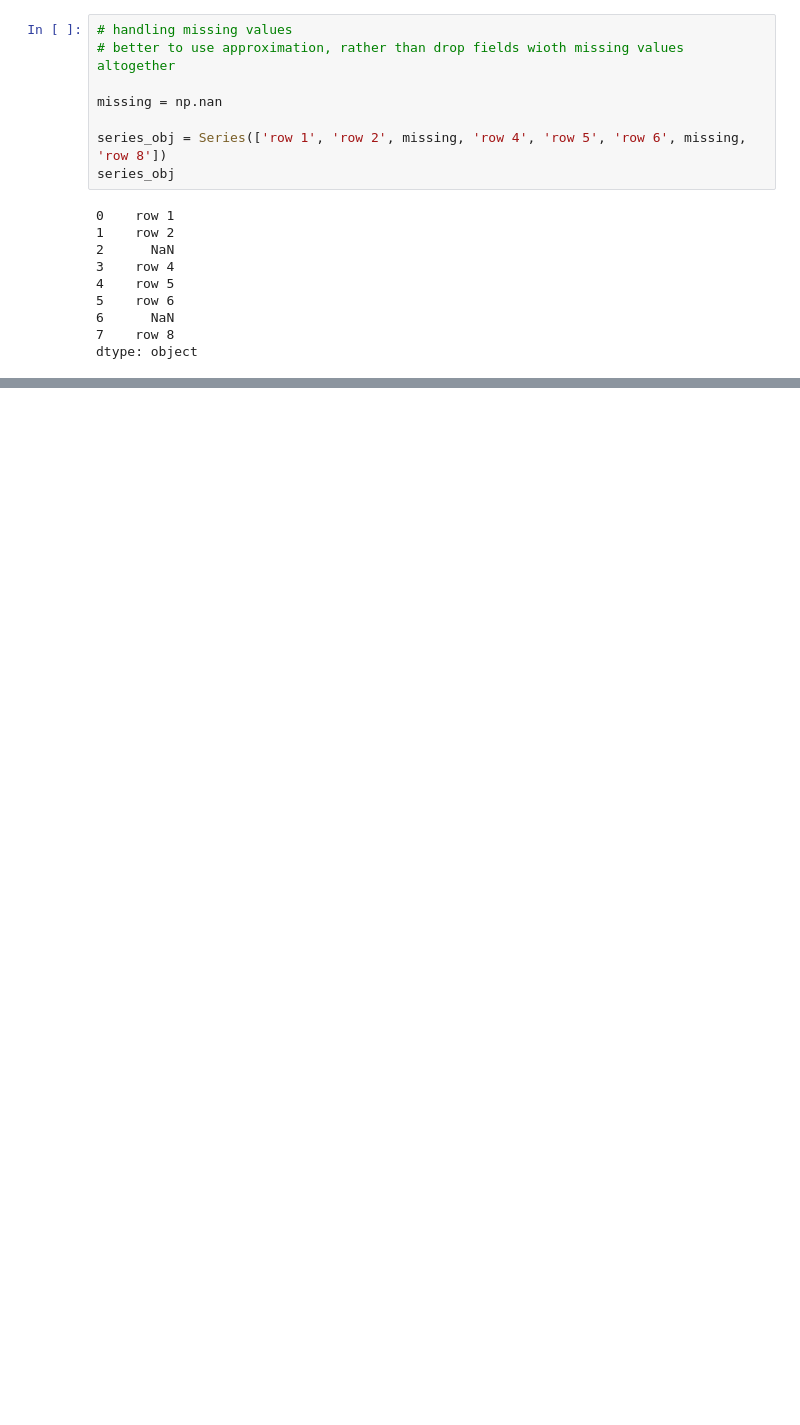
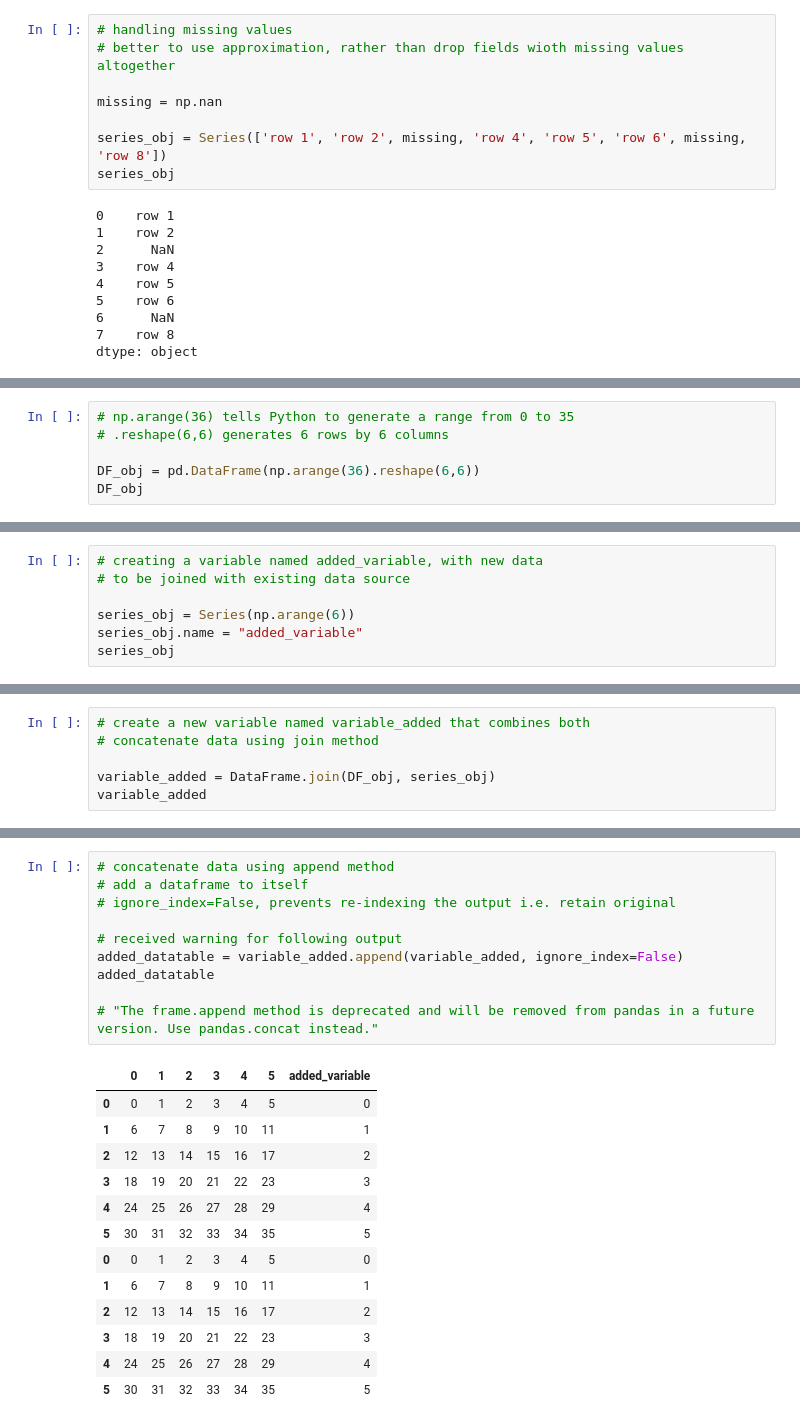
Before and after one commit to datamesse/python-studies, a Jupyter notebook: LinkedIn Learning exercises/Python for Data Science Essential Training Part 1.ipynb, the cells around one changed output, grey strips where cells are left out. Cells and saved outputs as stored; diff of their text form; blank space fills up the shorter version.

Commit message:
Studying Python night of 5th December 2022

```diff
--- a/LinkedIn Learning exercises/Python for Data Science Essential Training Part 1.ipynb
+++ b/LinkedIn Learning exercises/Python for Data Science Essential Training Part 1.ipynb
@@ -145,0 +342,6 @@ dtype: object
+# %%
+# np.arange(36) tells Python to generate a range from 0 to 35
+# .reshape(6,6) generates 6 rows by 6 columns
+
+DF_obj = pd.DataFrame(np.arange(36).reshape(6,6))
+DF_obj
@@ -145,0 +418,7 @@ dtype: object
+# %%
+# creating a variable named added_variable, with new data
+# to be joined with existing data source
+
+series_obj = Series(np.arange(6))
+series_obj.name = "added_variable"
+series_obj
@@ -145,0 +433,6 @@ dtype: object
+# %%
+# create a new variable named variable_added that combines both
+# concatenate data using join method
+
+variable_added = DataFrame.join(DF_obj, series_obj)
+variable_added
@@ -145,0 +447,24 @@ dtype: object
+# %%
+# concatenate data using append method
+# add a dataframe to itself
+# ignore_index=False, prevents re-indexing the output i.e. retain original
+
+# received warning for following output
+added_datatable = variable_added.append(variable_added, ignore_index=False)
+added_datatable
+
+# "The frame.append method is deprecated and will be removed from pandas in a future version. Use pandas.concat instead."
+# %% [output]
+|  | 0 | 1 | 2 | 3 | 4 | 5 | added_variable |
+| 0 | 0 | 1 | 2 | 3 | 4 | 5 | 0 |
+| 1 | 6 | 7 | 8 | 9 | 10 | 11 | 1 |
+| 2 | 12 | 13 | 14 | 15 | 16 | 17 | 2 |
+| 3 | 18 | 19 | 20 | 21 | 22 | 23 | 3 |
+| 4 | 24 | 25 | 26 | 27 | 28 | 29 | 4 |
+| 5 | 30 | 31 | 32 | 33 | 34 | 35 | 5 |
+| 0 | 0 | 1 | 2 | 3 | 4 | 5 | 0 |
+| 1 | 6 | 7 | 8 | 9 | 10 | 11 | 1 |
+| 2 | 12 | 13 | 14 | 15 | 16 | 17 | 2 |
+| 3 | 18 | 19 | 20 | 21 | 22 | 23 | 3 |
+| 4 | 24 | 25 | 26 | 27 | 28 | 29 | 4 |
+| 5 | 30 | 31 | 32 | 33 | 34 | 35 | 5 |
```
Also changed, not shown: parts of 30 cells of this notebook.
